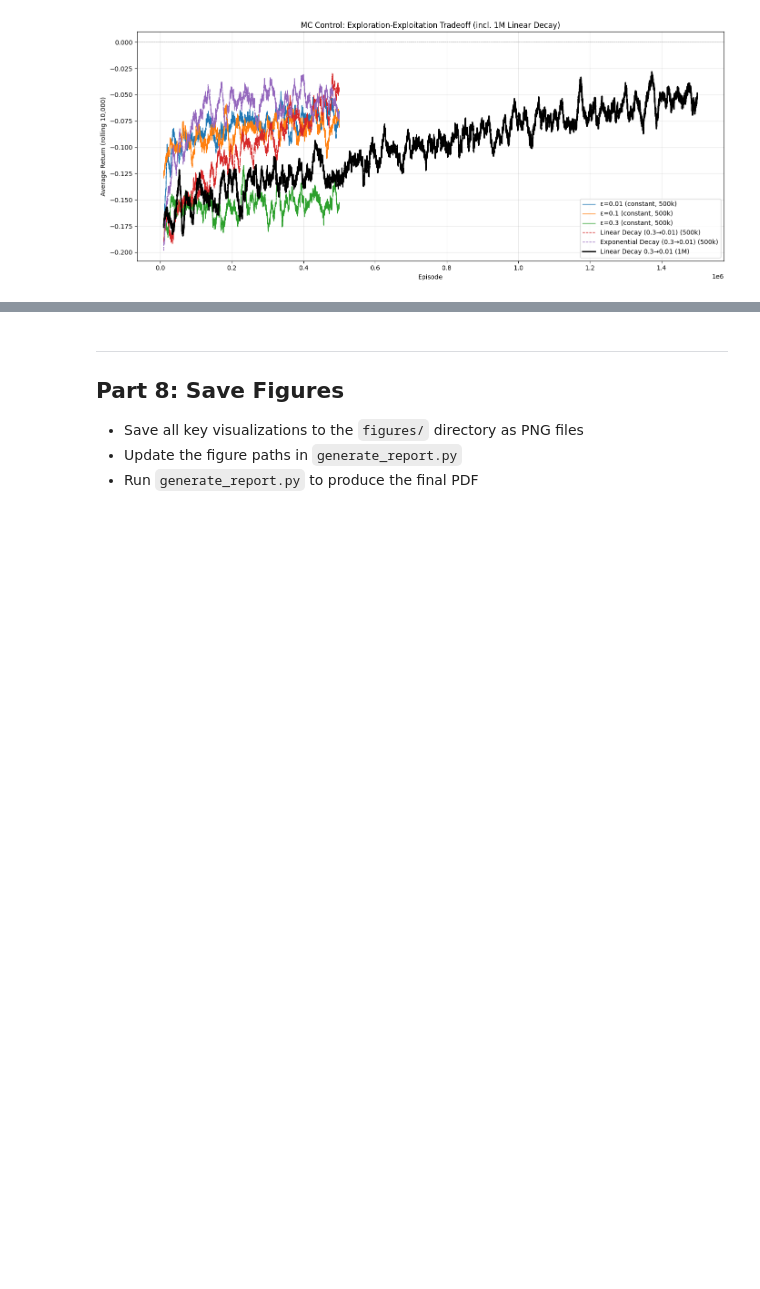
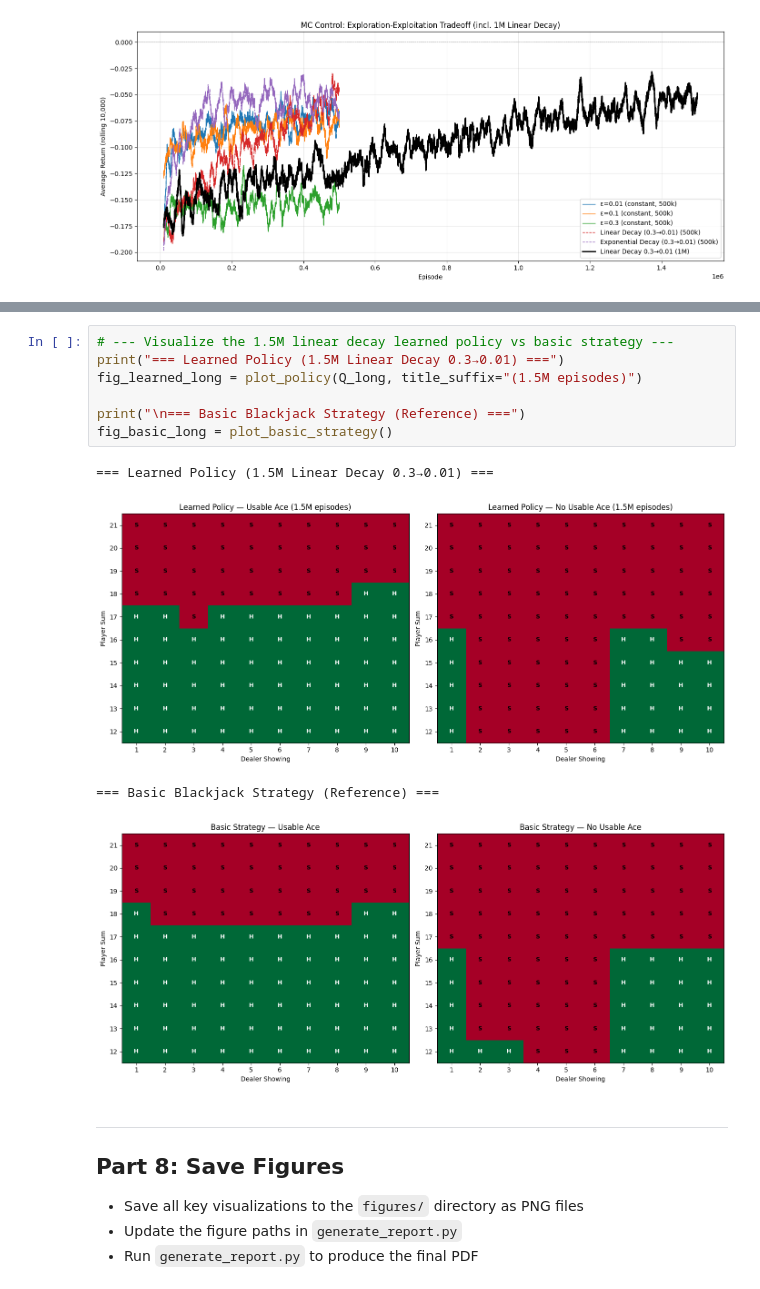
Before and after one commit to cooper-rm/monte-carlo-methods, a Jupyter notebook: lab3_monte_carlo.ipynb, the cells around one changed output, grey strips where cells are left out. Saved outputs shown, nothing was run; the diff lists cells and outputs as text; blank space fills up the shorter version.

```diff
--- a/lab3_monte_carlo.ipynb
+++ b/lab3_monte_carlo.ipynb
@@ -609,5 +609,17 @@ Training with Linear Decay 0.5→0.001 over 1,000,000 episodes...
   Done. Final 10k win rate: 0.438
 [figure]
+# %%
+# --- Visualize the 1.5M linear decay learned policy vs basic strategy ---
+print("=== Learned Policy (1.5M Linear Decay 0.3→0.01) ===")
+fig_learned_long = plot_policy(Q_long, title_suffix="(1.5M episodes)")
+
+print("\n=== Basic Blackjack Strategy (Reference) ===")
+fig_basic_long = plot_basic_strategy()
+# %% [output]
+=== Learned Policy (1.5M Linear Decay 0.3→0.01) ===
+[figure, added]
+=== Basic Blackjack Strategy (Reference) ===
+[figure, added]
 # %% [markdown]
 ---
 ## Part 8: Save Figures
```
Also changed, not shown: parts of 2 cells of this notebook, 5 other files.
